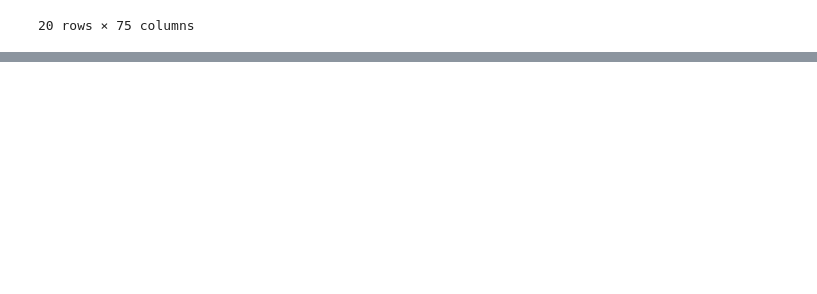
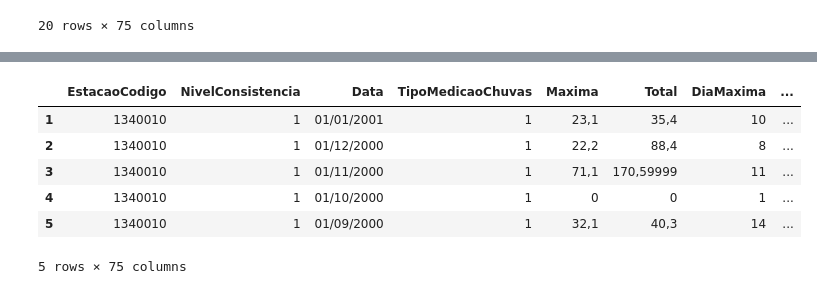
Before and after one commit to Bruno-Santana-Eco/Dados_Hidrologicos, a Jupyter notebook: Relatorio_hidrologico.ipynb, the cells around one changed output, grey strips where cells are left out. Saved outputs shown, nothing was run; the diff lists cells and outputs as text; code cells hidden in the pictures; blank space fills up the shorter version.

```diff
--- a/Relatorio_hidrologico.ipynb
+++ b/Relatorio_hidrologico.ipynb
@@ -24,0 +36,12 @@ df.head(20)
+# %%
+df1.columns = df1.iloc[0]
+df1 = df1[1:]
+df1.head()
+# %% [output]
+|  | EstacaoCodigo | NivelConsistencia | Data | TipoMedicaoChuvas | Maxima | Total | DiaMaxima | ... |
+| 1 | 1340010 | 1 | 01/01/2001 | 1 | 23,1 | 35,4 | 10 | ... |
+| 2 | 1340010 | 1 | 01/12/2000 | 1 | 22,2 | 88,4 | 8 | ... |
+| 3 | 1340010 | 1 | 01/11/2000 | 1 | 71,1 | 170,59999 | 11 | ... |
+| 4 | 1340010 | 1 | 01/10/2000 | 1 | 0 | 0 | 1 | ... |
+| 5 | 1340010 | 1 | 01/09/2000 | 1 | 32,1 | 40,3 | 14 | ... |
+5 rows × 75 columns
```
Also changed, not shown: parts of 1 cell of this notebook.
